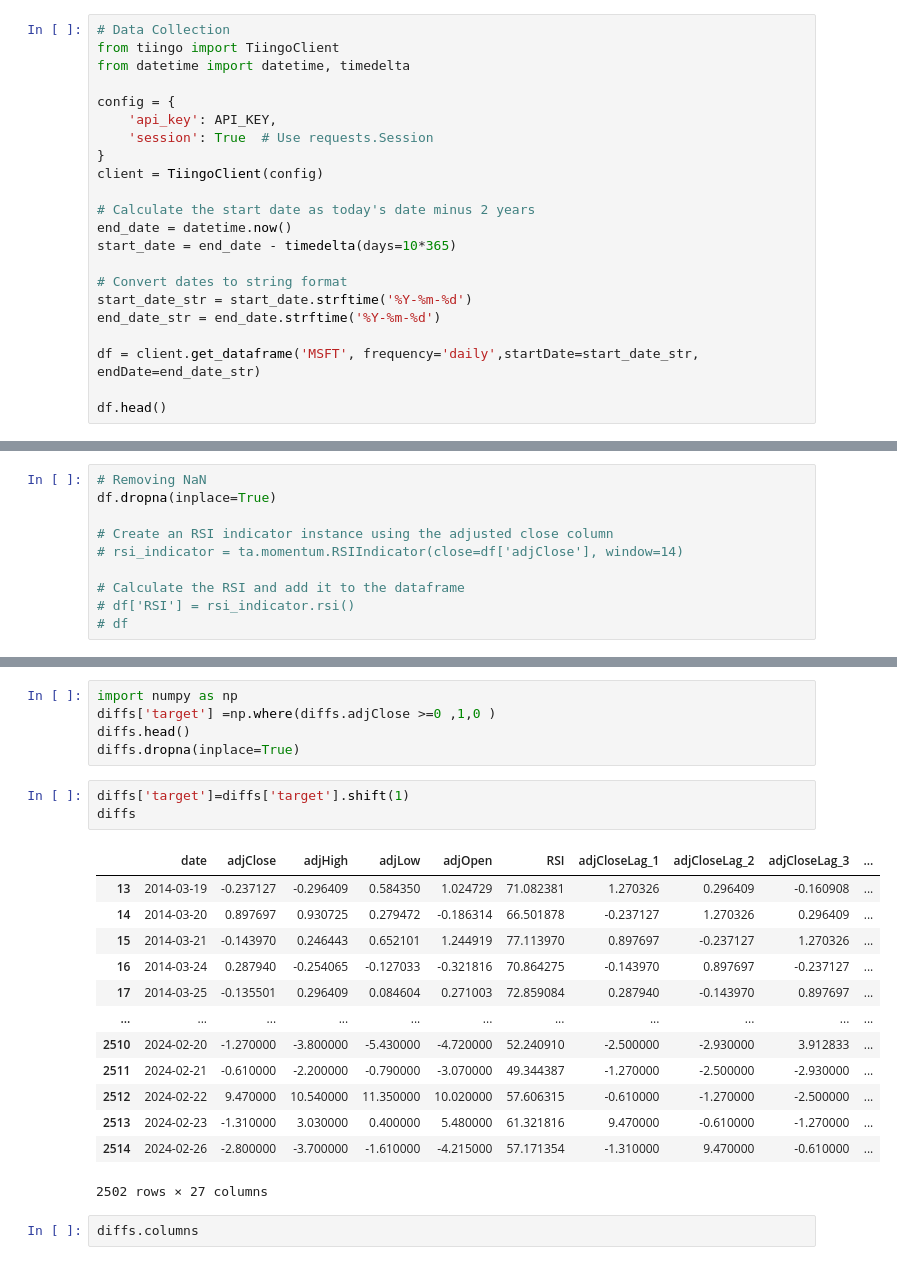
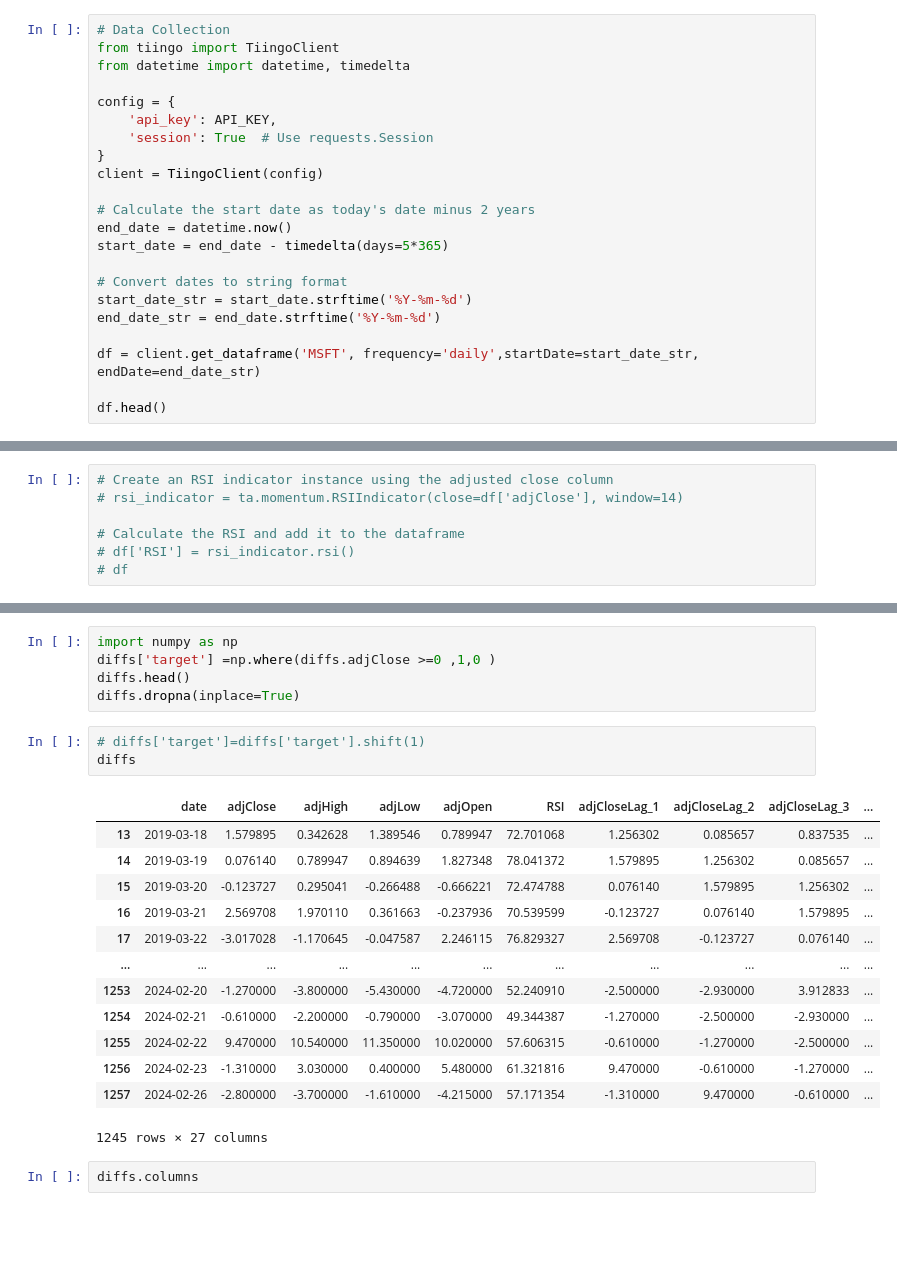
Before and after one commit to jdolinsky/project_4, a Jupyter notebook: pycaret_test3dropmacdhist.ipynb, the cells around one changed output, grey strips where cells are left out. Cells and saved outputs as stored; diff of their text form; blank space fills up the shorter version.

```diff
--- a/pycaret_test3dropmacdhist.ipynb
+++ b/pycaret_test3dropmacdhist.ipynb
@@ -27,7 +32,7 @@ client = TiingoClient(config)
 
 # Calculate the start date as today's date minus 2 years
 end_date = datetime.now()
-start_date = end_date - timedelta(days=10*365)
+start_date = end_date - timedelta(days=5*365)
 
 # Convert dates to string format
 start_date_str = start_date.strftime('%Y-%m-%d')
@@ -134,7 +153,4 @@ df
 # %%
-# Removing NaN
-df.dropna(inplace=True)
-
 # Create an RSI indicator instance using the adjusted close column
 # rsi_indicator = ta.momentum.RSIIndicator(close=df['adjClose'], window=14)
 
@@ -280,22 +296,22 @@ diffs['target'] =np.where(diffs.adjClose >=0 ,1,0 )
 diffs.head()
 diffs.dropna(inplace=True)
 # %%
-diffs['target']=diffs['target'].shift(1)
+# diffs['target']=diffs['target'].shift(1)
 diffs
 # %% [output]
 |  | date | adjClose | adjHigh | adjLow | adjOpen | RSI | adjCloseLag_1 | adjCloseLag_2 | adjCloseLag_3 | ... |
-| 13 | 2014-03-19 | -0.237127 | -0.296409 | 0.584350 | 1.024729 | 71.082381 | 1.270326 | 0.296409 | -0.160908 | ... |
-| 14 | 2014-03-20 | 0.897697 | 0.930725 | 0.279472 | -0.186314 | 66.501878 | -0.237127 | 1.270326 | 0.296409 | ... |
-| 15 | 2014-03-21 | -0.143970 | 0.246443 | 0.652101 | 1.244919 | 77.113970 | 0.897697 | -0.237127 | 1.270326 | ... |
-| 16 | 2014-03-24 | 0.287940 | -0.254065 | -0.127033 | -0.321816 | 70.864275 | -0.143970 | 0.897697 | -0.237127 | ... |
-| 17 | 2014-03-25 | -0.135501 | 0.296409 | 0.084604 | 0.271003 | 72.859084 | 0.287940 | -0.143970 | 0.897697 | ... |
+| 13 | 2019-03-18 | 1.579895 | 0.342628 | 1.389546 | 0.789947 | 72.701068 | 1.256302 | 0.085657 | 0.837535 | ... |
+| 14 | 2019-03-19 | 0.076140 | 0.789947 | 0.894639 | 1.827348 | 78.041372 | 1.579895 | 1.256302 | 0.085657 | ... |
+| 15 | 2019-03-20 | -0.123727 | 0.295041 | -0.266488 | -0.666221 | 72.474788 | 0.076140 | 1.579895 | 1.256302 | ... |
+| 16 | 2019-03-21 | 2.569708 | 1.970110 | 0.361663 | -0.237936 | 70.539599 | -0.123727 | 0.076140 | 1.579895 | ... |
+| 17 | 2019-03-22 | -3.017028 | -1.170645 | -0.047587 | 2.246115 | 76.829327 | 2.569708 | -0.123727 | 0.076140 | ... |
 | ... | ... | ... | ... | ... | ... | ... | ... | ... | ... | ... |
-| 2510 | 2024-02-20 | -1.270000 | -3.800000 | -5.430000 | -4.720000 | 52.240910 | -2.500000 | -2.930000 | 3.912833 | ... |
-| 2511 | 2024-02-21 | -0.610000 | -2.200000 | -0.790000 | -3.070000 | 49.344387 | -1.270000 | -2.500000 | -2.930000 | ... |
-| 2512 | 2024-02-22 | 9.470000 | 10.540000 | 11.350000 | 10.020000 | 57.606315 | -0.610000 | -1.270000 | -2.500000 | ... |
-| 2513 | 2024-02-23 | -1.310000 | 3.030000 | 0.400000 | 5.480000 | 61.321816 | 9.470000 | -0.610000 | -1.270000 | ... |
-| 2514 | 2024-02-26 | -2.800000 | -3.700000 | -1.610000 | -4.215000 | 57.171354 | -1.310000 | 9.470000 | -0.610000 | ... |
+| 1253 | 2024-02-20 | -1.270000 | -3.800000 | -5.430000 | -4.720000 | 52.240910 | -2.500000 | -2.930000 | 3.912833 | ... |
+| 1254 | 2024-02-21 | -0.610000 | -2.200000 | -0.790000 | -3.070000 | 49.344387 | -1.270000 | -2.500000 | -2.930000 | ... |
+| 1255 | 2024-02-22 | 9.470000 | 10.540000 | 11.350000 | 10.020000 | 57.606315 | -0.610000 | -1.270000 | -2.500000 | ... |
+| 1256 | 2024-02-23 | -1.310000 | 3.030000 | 0.400000 | 5.480000 | 61.321816 | 9.470000 | -0.610000 | -1.270000 | ... |
+| 1257 | 2024-02-26 | -2.800000 | -3.700000 | -1.610000 | -4.215000 | 57.171354 | -1.310000 | 9.470000 | -0.610000 | ... |
-2502 rows × 27 columns
+1245 rows × 27 columns
 # %%
 diffs.columns
 # %% [output]
```
Also changed, not shown: parts of 49 cells of this notebook, 7 other files.
